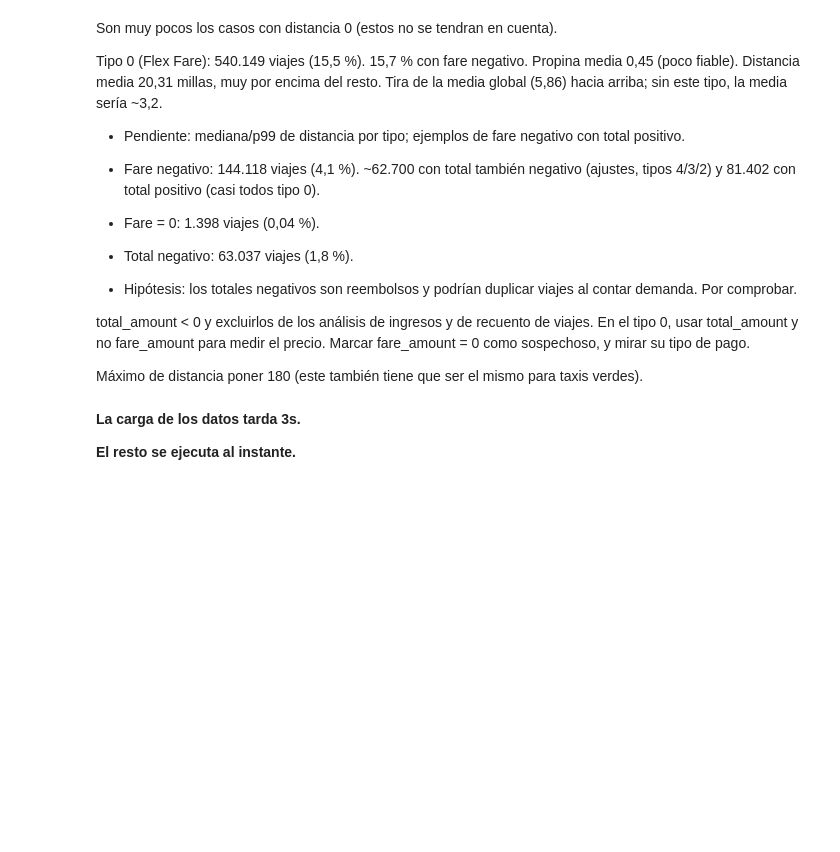
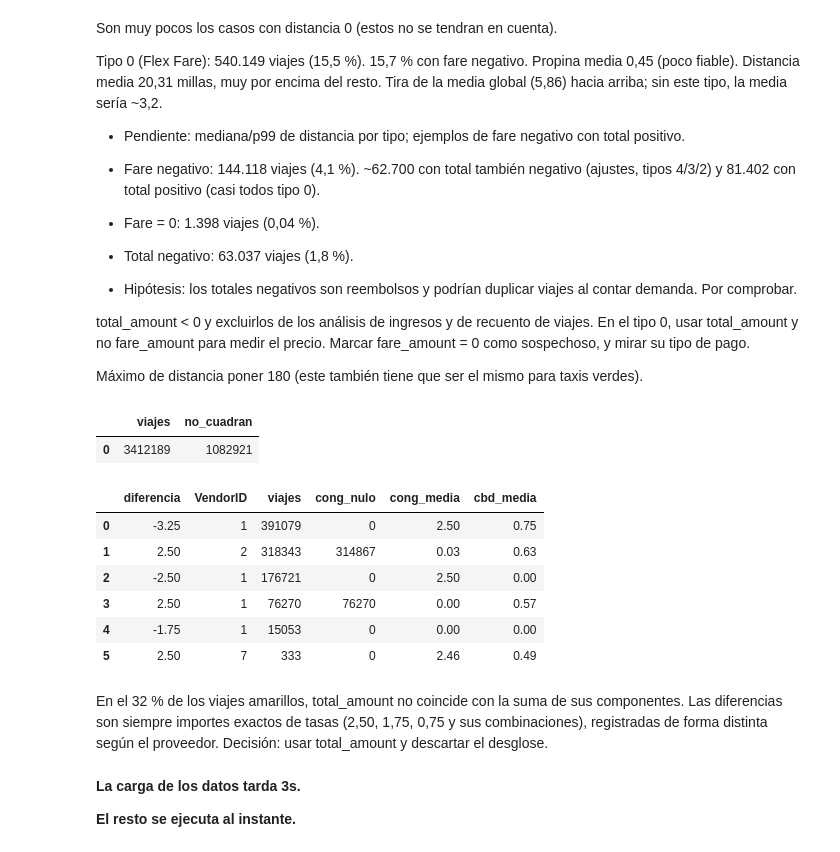
Before and after one commit to itsmariaaaaaaaaaa/nyc-taxi, a Jupyter notebook: N_yellow.ipynb, the cells around one changed output. Drawn from its saved outputs; the diff is of its cells as text; code cells hidden in the pictures; blank space fills up the shorter version.

Commit message:
EDA amarillos:total_amount no coincide con la suma de componentes

```diff
--- a/N_yellow.ipynb
+++ b/N_yellow.ipynb
@@ -296,6 +296,50 @@ Marcar fare_amount = 0 como sospechoso, y mirar su tipo de pago.
 
 
 Máximo de distancia poner 180 (este también tiene que ser el mismo para taxis verdes).
+# %%
+con.sql("""
+SELECT count(*) AS viajes,
+       count(*) FILTER (WHERE abs(total_amount - (
+              fare_amount + extra + mta_tax + tip_amount + tolls_amount
+              + improvement_surcharge + coalesce(congestion_surcharge, 0)
+              + coalesce(Airport_fee, 0) + coalesce(cbd_congestion_fee, 0))) > 0.01
+       ) AS no_cuadran
+FROM trips
+WHERE total_amount >= 0
+""").df()
+# %% [output]
+|  | viajes | no_cuadran |
+| 0 | 3412189 | 1082921 |
+# %%
+con.sql("""
+WITH t AS (
+  SELECT VendorID, congestion_surcharge, Airport_fee, cbd_congestion_fee,
+         round(total_amount - (
+           fare_amount + extra + mta_tax + tip_amount + tolls_amount
+           + improvement_surcharge + coalesce(congestion_surcharge, 0)
+           + coalesce(Airport_fee, 0) + coalesce(cbd_congestion_fee, 0)), 2) AS diferencia
+  FROM trips
+  WHERE total_amount >= 0
+)
+SELECT diferencia, VendorID, count(*) AS viajes,
+       count(*) FILTER (WHERE congestion_surcharge IS NULL) AS cong_nulo,
+       round(avg(coalesce(congestion_surcharge, 0)), 2) AS cong_media,
+       round(avg(coalesce(cbd_congestion_fee, 0)), 2)   AS cbd_media
+FROM t
+WHERE diferencia IN (2.5, -3.25, -2.5, -1.75)
+GROUP BY ALL
+ORDER BY viajes DESC
+""").df()
+# %% [output]
+|  | diferencia | VendorID | viajes | cong_nulo | cong_media | cbd_media |
+| 0 | -3.25 | 1 | 391079 | 0 | 2.50 | 0.75 |
+| 1 | 2.50 | 2 | 318343 | 314867 | 0.03 | 0.63 |
+| 2 | -2.50 | 1 | 176721 | 0 | 2.50 | 0.00 |
+| 3 | 2.50 | 1 | 76270 | 76270 | 0.00 | 0.57 |
+| 4 | -1.75 | 1 | 15053 | 0 | 0.00 | 0.00 |
+| 5 | 2.50 | 7 | 333 | 0 | 2.46 | 0.49 |
+# %% [markdown]
+En el 32 % de los viajes amarillos, total_amount no coincide con la suma de sus componentes. Las diferencias son siempre importes exactos de tasas (2,50, 1,75, 0,75 y sus combinaciones), registradas de forma distinta según el proveedor. Decisión: usar total_amount y descartar el desglose.
 # %% [markdown]
 **La carga de los datos tarda 3s.**
 
```
Also changed, not shown: parts of 1 cell of this notebook.
